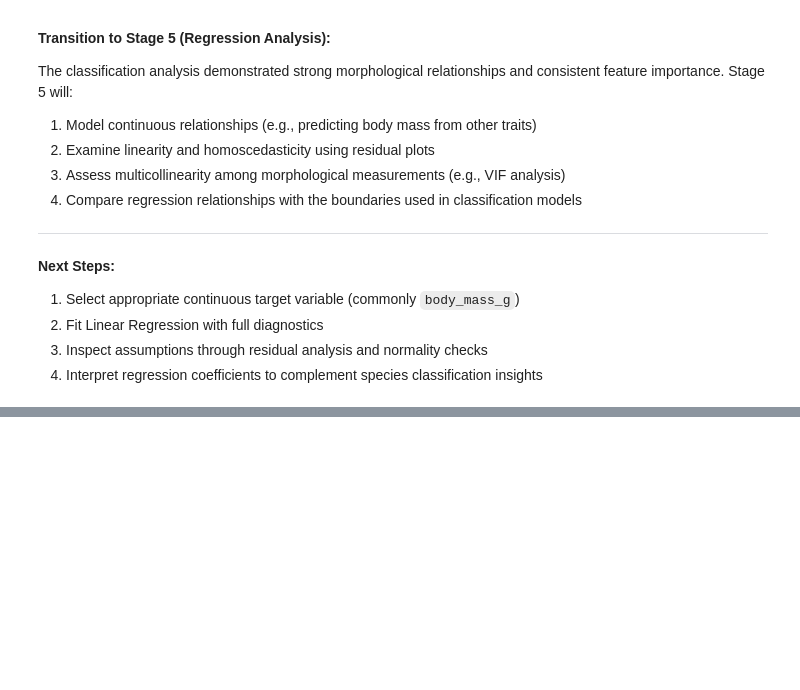
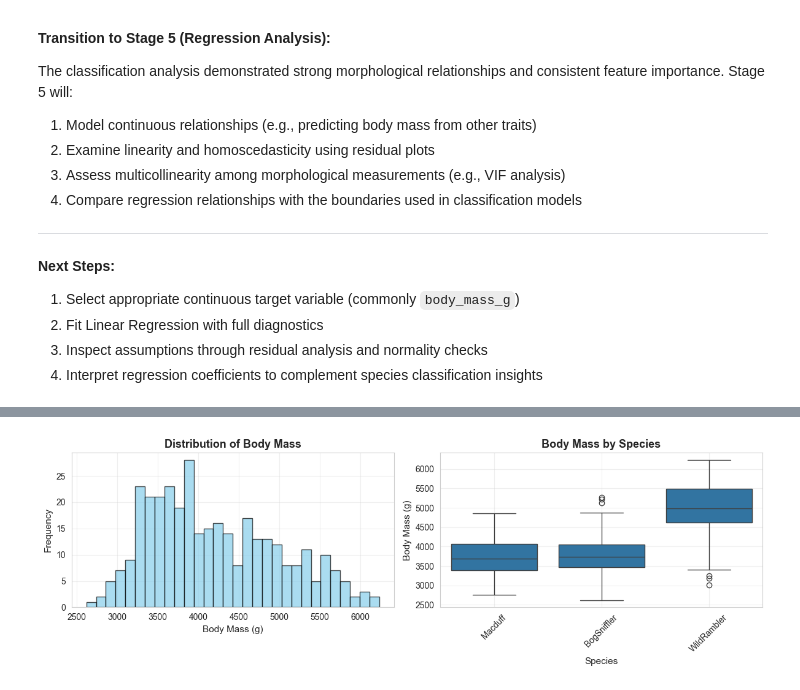
Before and after one commit to naykakashima/haggis-ml-analysis, a Jupyter notebook: scottish-haggis-analysis.ipynb, the cells around one changed output, grey strips where cells are left out. Saved outputs shown, nothing was run; the diff lists cells and outputs as text; code cells hidden in the pictures; blank space fills up the shorter version.

```diff
--- a/scottish-haggis-analysis.ipynb
+++ b/scottish-haggis-analysis.ipynb
@@ -4457,0 +4494,88 @@ The classification analysis demonstrated strong morphological relationships and
+# %%
+print("Preparing data for regression analysis...")
+print("="*70)
+
+# Define regression task: Predict body_mass_g from other measurements
+target_reg = 'body_mass_g'
+predictors_reg = ['nose_length_mm', 'eye_size_mm', 'tail_length_mm',
+                  'year', 'species', 'island', 'sex']
+
+print(f"Regression Task: Predict {target_reg} from morphological and demographic features")
+print(f"Predictors: {predictors_reg}")
+
+# Prepare features and target
+X_reg = haggis_clean[predictors_reg].copy()
+y_reg = haggis_clean[target_reg].copy()
+
+print(f"\nData Shape: X={X_reg.shape}, y={y_reg.shape}")
+print(f"Target ({target_reg}) Statistics:")
+print(f"  Mean: {y_reg.mean():.1f} g")
+print(f"  Std:  {y_reg.std():.1f} g")
+print(f"  Min:  {y_reg.min():.1f} g")
+print(f"  Max:  {y_reg.max():.1f} g")
+print(f"  Range: {y_reg.max() - y_reg.min():.1f} g")
+
+# Check distribution of target variable
+print(f"\nTarget Variable Distribution:")
+plt.figure(figsize=(12, 4))
+
+plt.subplot(1, 2, 1)
+plt.hist(y_reg, bins=30, edgecolor='black', alpha=0.7, color='skyblue')
+plt.xlabel('Body Mass (g)', fontsize=11)
+plt.ylabel('Frequency', fontsize=11)
+plt.title('Distribution of Body Mass', fontsize=13, fontweight='bold')
+plt.grid(True, alpha=0.3)
+
+plt.subplot(1, 2, 2)
+# Boxplot by species
+species_order = y_reg.groupby(haggis_clean['species']).median().sort_values().index
+sns.boxplot(x='species', y=target_reg, data=haggis_clean, order=species_order)
+plt.xlabel('Species', fontsize=11)
+plt.ylabel('Body Mass (g)', fontsize=11)
+plt.title('Body Mass by Species', fontsize=13, fontweight='bold')
+plt.xticks(rotation=45)
+plt.grid(True, alpha=0.3)
+
+plt.tight_layout()
+plt.show()
+
+# Prepare features: One-hot encode categorical variables
+print("\nPreprocessing categorical features...")
+X_reg_encoded = pd.get_dummies(X_reg, columns=['species', 'island', 'sex'], drop_first=True)
+print(f"Encoded features shape: {X_reg_encoded.shape}")
+print(f"Encoded columns: {list(X_reg_encoded.columns)}")
+
+# Split into training and testing sets
+from sklearn.model_selection import train_test_split
+
+X_train_reg, X_test_reg, y_train_reg, y_test_reg = train_test_split(
+    X_reg_encoded, y_reg,
+    test_size=0.2,
+    random_state=42
+)
+
+print(f"\nTrain-Test Split:")
+print(f"  Training set: {X_train_reg.shape[0]} samples ({X_train_reg.shape[0]/len(haggis_clean)*100:.1f}%)")
+print(f"  Testing set:  {X_test_reg.shape[0]} samples ({X_test_reg.shape[0]/len(haggis_clean)*100:.1f}%)")
+
+# Check target distribution in splits
+print(f"\nTarget Statistics by Split:")
+print(f"  Training - Mean: {y_train_reg.mean():.1f} g, Std: {y_train_reg.std():.1f} g")
+print(f"  Testing  - Mean: {y_test_reg.mean():.1f} g, Std: {y_test_reg.std():.1f} g")
+
+# Scale features for Linear Regression (improves interpretation and performance)
+from sklearn.preprocessing import StandardScaler
+
+scaler_reg = StandardScaler()
+X_train_reg_scaled = scaler_reg.fit_transform(X_train_reg)
+X_test_reg_scaled = scaler_reg.transform(X_test_reg)
+
+print(f"\nFeature Scaling Applied:")
+print(f"  Scaler: StandardScaler (mean=0, std=1)")
+print(f"  Scaled training shape: {X_train_reg_scaled.shape}")
+print(f"  Scaled testing shape:  {X_test_reg_scaled.shape}")
+
+print("\n" + "="*70)
+print("Data preparation for regression complete.")
+print("="*70)
+# %% [output]
@@ -4457,0 +4596 @@ The classification analysis demonstrated strong morphological relationships and
+[figure, added]
```
Also changed, not shown: parts of 13 cells of this notebook.
